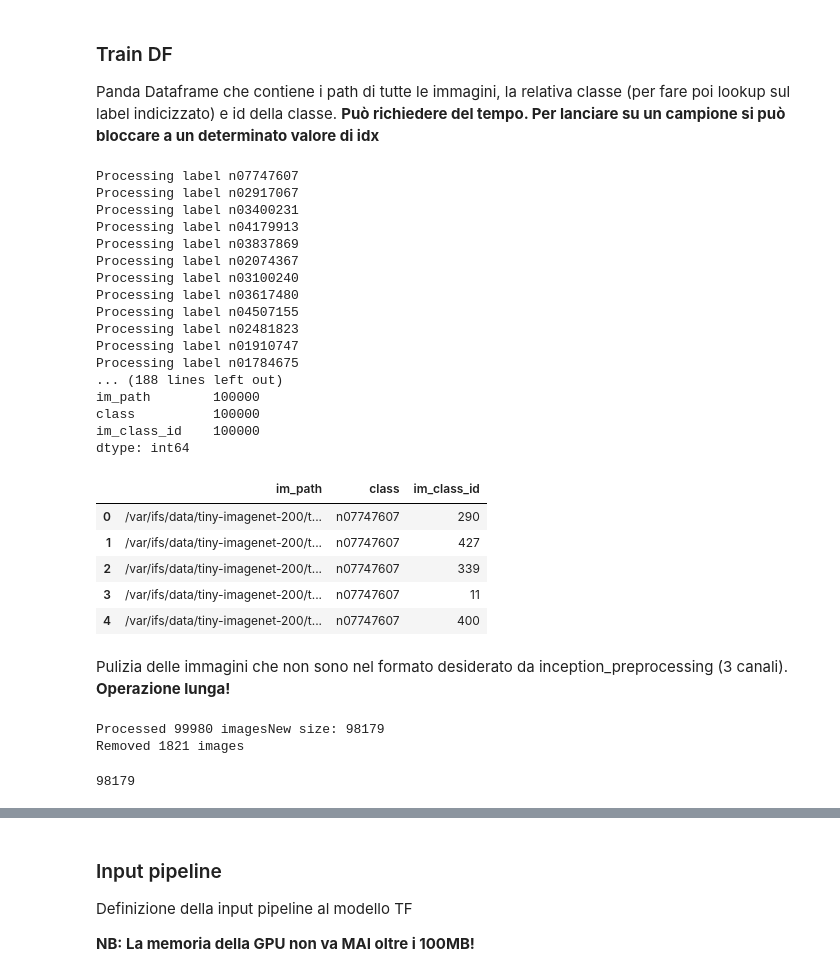
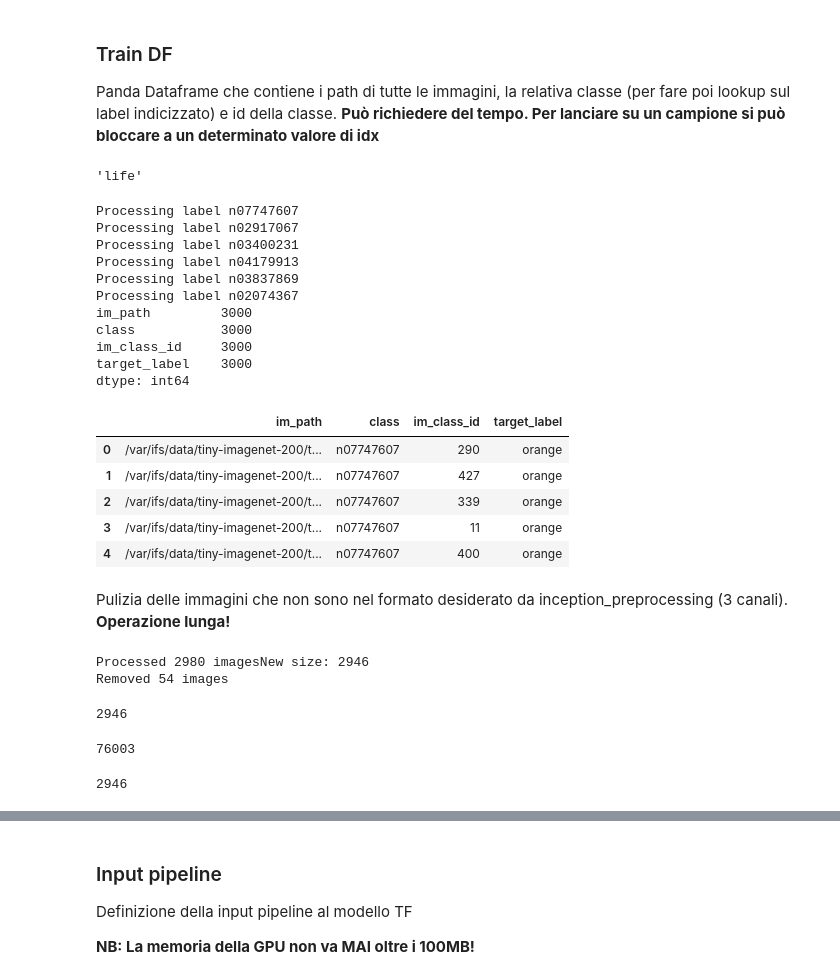
Before and after one commit to Luke035/dlnd-lessons, a Jupyter notebook: transfer-learning/image-net/Preprocess ImageNet.ipynb, the cells around one changed output, grey strips where cells are left out. Cells and saved outputs as stored; diff of their text form; code cells hidden in the pictures.

Commit message:
Advancing ImageNet preprocessing

```diff
--- a/transfer-learning/image-net/Preprocess ImageNet.ipynb
+++ b/transfer-learning/image-net/Preprocess ImageNet.ipynb
@@ -79,42 +79,49 @@ labels_df.head(20)
 ### Train DF
 Panda Dataframe che contiene i path di tutte le immagini, la relativa classe (per fare poi lookup sul label indicizzato) e id della classe.
 <b>Può richiedere del tempo. Per lanciare su un campione si può bloccare a un determinato valore di idx</b>
+# %%
+example_id = 'n00006269'
+target_label = labels_df[labels_df['id'] == example_id]#=> pass to tf.nn.one_hot
+target_label['labels'].values[0]
+# %% [output]
+'life'
 # %%
 train_paths = []
 for idx, label_dir in enumerate(os.listdir(IMAGE_NET_TRAIN_PATH)):
     image_dir_path = IMAGE_NET_TRAIN_PATH + label_dir + '/images/'
     print("Processing label {0}".format(label_dir))
     for image in os.listdir(image_dir_path):
+        class_id = image.split('.')[0].split('_')[0]
+        target_label = labels_df[labels_df['id'] == class_id] #=> pass to tf.nn.one_hot
+        target_label = target_label['labels'].values[0]
         train_paths.append((image_dir_path + image,
-                            image.split('.')[0].split('_')[0],
-                            image.split('.')[0].split('_')[1]))
-train_df = pd.DataFrame(train_paths, columns=['im_path','class', 'im_class_id'])
+                            class_id,
+                            image.split('.')[0].split('_')[1],
+                            target_label
+                           ))
+    if idx == 5:
+        break
+train_df = pd.DataFrame(train_paths, columns=['im_path','class', 'im_class_id', 'target_label'])
 print(train_df.count())
 train_df.head()
 # %% [output]
 Processing label n07747607
 Processing label n02917067
 Processing label n03400231
 Processing label n04179913
 Processing label n03837869
 Processing label n02074367
-Processing label n03100240
-Processing label n03617480
-Processing label n04507155
-Processing label n02481823
-Processing label n01910747
-Processing label n01784675
-... (188 lines left out)
-im_path        100000
-class          100000
-im_class_id    100000
+im_path         3000
+class           3000
+im_class_id     3000
+target_label    3000
 dtype: int64
-|  | im_path | class | im_class_id |
-| 0 | /var/ifs/data/tiny-imagenet-200/t... | n07747607 | 290 |
-| 1 | /var/ifs/data/tiny-imagenet-200/t... | n07747607 | 427 |
-| 2 | /var/ifs/data/tiny-imagenet-200/t... | n07747607 | 339 |
-| 3 | /var/ifs/data/tiny-imagenet-200/t... | n07747607 | 11 |
-| 4 | /var/ifs/data/tiny-imagenet-200/t... | n07747607 | 400 |
+|  | im_path | class | im_class_id | target_label |
+| 0 | /var/ifs/data/tiny-imagenet-200/t... | n07747607 | 290 | orange |
+| 1 | /var/ifs/data/tiny-imagenet-200/t... | n07747607 | 427 | orange |
+| 2 | /var/ifs/data/tiny-imagenet-200/t... | n07747607 | 339 | orange |
+| 3 | /var/ifs/data/tiny-imagenet-200/t... | n07747607 | 11 | orange |
+| 4 | /var/ifs/data/tiny-imagenet-200/t... | n07747607 | 400 | orange |
 # %% [markdown]
 Pulizia delle immagini che non sono nel formato desiderato da inception_preprocessing (3 canali).
 <b>Operazione lunga!</b>
@@ -140,11 +147,27 @@ train_df = train_df.drop(train_df.index[to_remove_indexes])
 print("New size: {0}".format(len(train_df)))
 print("Removed {0} images".format(uncorrect_images))
 # %% [output]
-Processed 99980 imagesNew size: 98179
-Removed 1821 images
+Processed 2980 imagesNew size: 2946
+Removed 54 images
 # %%
 #Eventuale campionamento da passare al generatore input
 example_file_list = list(train_df.im_path)
-len(example_file_list)
+print(len(example_file_list))
 # %% [output]
-98179
+2946
+# %%
+labels_dict = {}
+unique_labels = set(labels_df['labels'])
+for idx, target in enumerate(unique_labels):
+    labels_dict[target] = idx
+num_classes = len(labels_dict)
+num_classes
+# %% [output]
+76003
+# %%
+example_label_list = []
+for idx, value in train_df.iterrows():
+    example_label_list.append(labels_dict[value['target_label']])
+len(example_label_list)
+# %% [output]
+2946
```
Also changed, not shown: parts of 8 cells of this notebook.
